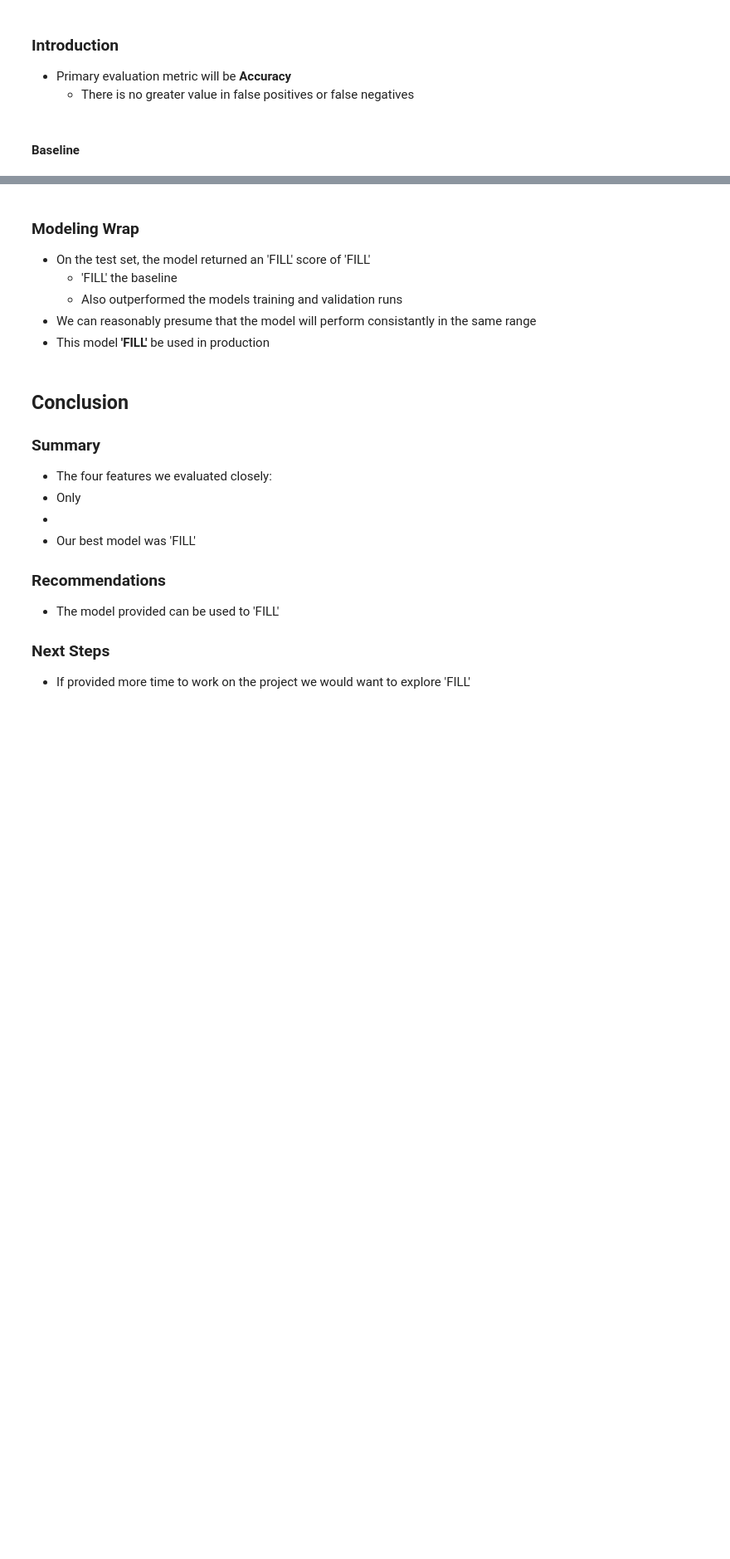
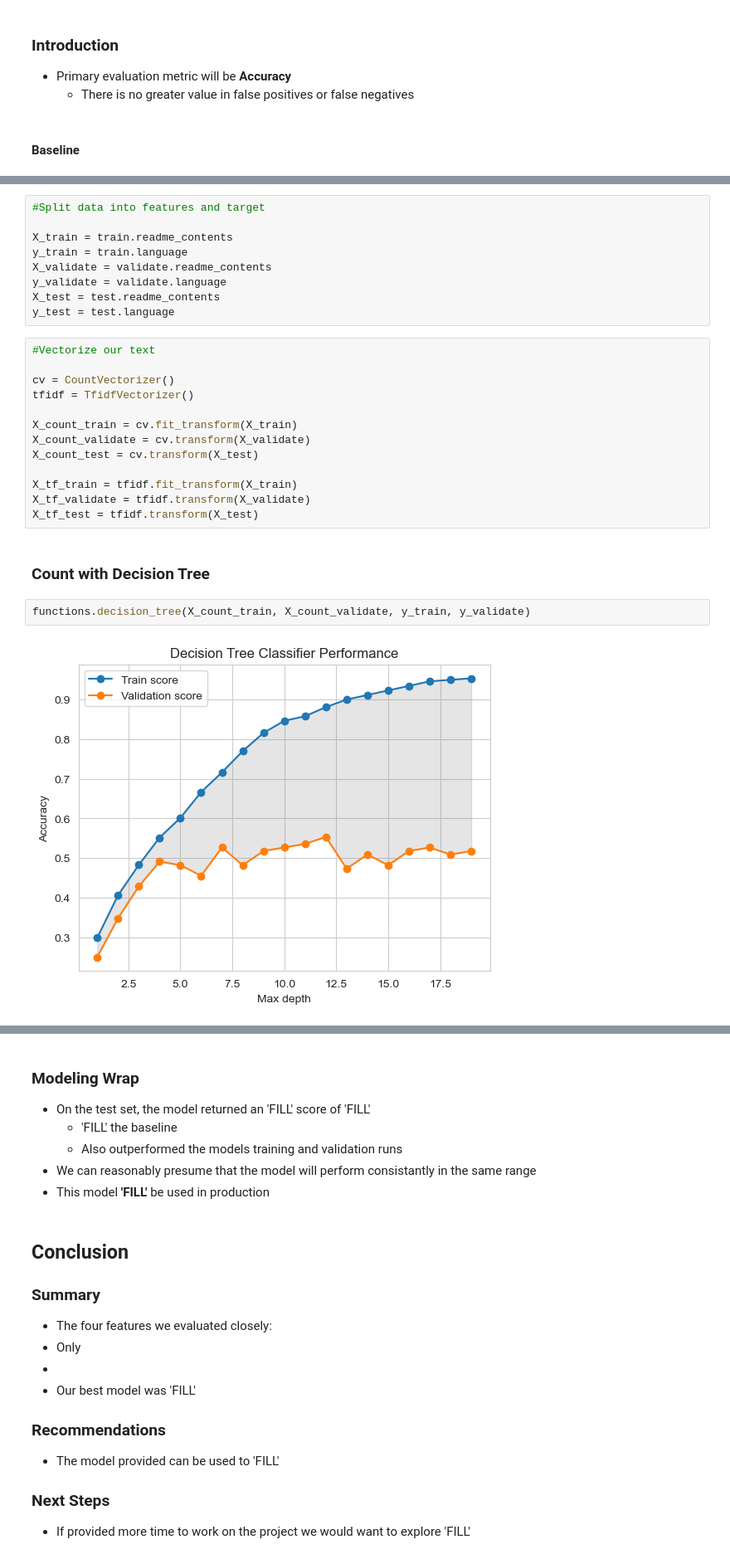
Before and after one commit to scoson-barsco/nlp-project, a Jupyter notebook: final_report .ipynb, the cells around one changed output, grey strips where cells are left out. Shown: that part at 83% size. Saved outputs shown, nothing was run; the diff lists cells and outputs as text; blank space fills up the shorter version.

```diff
--- a/final_report .ipynb
+++ b/final_report .ipynb
@@ -185,0 +248,28 @@ functions.cluster_model(new_train,y_train)
+# %%
+#Split data into features and target
+
+X_train = train.readme_contents
+y_train = train.language
+X_validate = validate.readme_contents
+y_validate = validate.language
+X_test = test.readme_contents
+y_test = test.language
+# %%
+#Vectorize our text
+
+cv = CountVectorizer()
+tfidf = TfidfVectorizer()
+
+X_count_train = cv.fit_transform(X_train)
+X_count_validate = cv.transform(X_validate)
+X_count_test = cv.transform(X_test)
+
+X_tf_train = tfidf.fit_transform(X_train)
+X_tf_validate = tfidf.transform(X_validate)
+X_tf_test = tfidf.transform(X_test)
+# %% [markdown]
+### Count with Decision Tree
+# %%
+functions.decision_tree(X_count_train, X_count_validate, y_train, y_validate)
+# %% [output]
+[figure, added]
```
Also changed, not shown: parts of 34 cells of this notebook, 5 other files.
